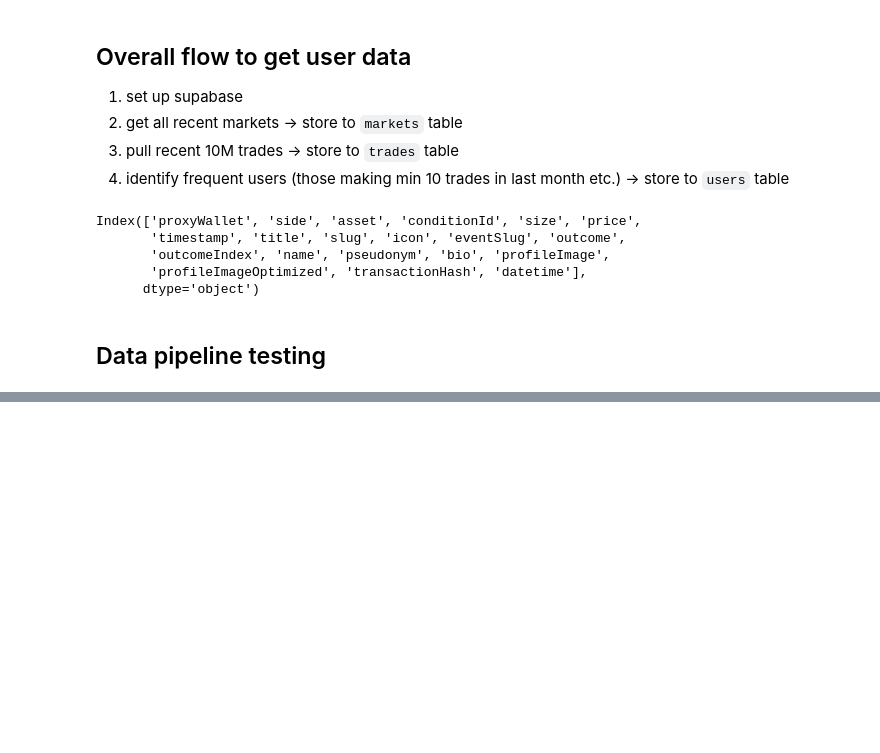
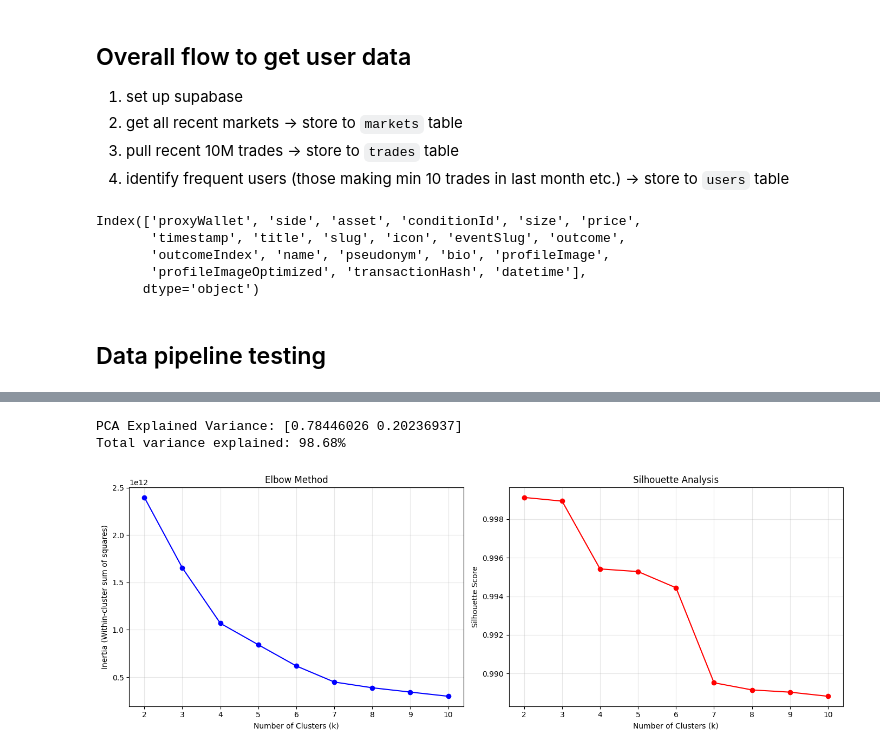
Before and after one commit to xiaoyuezhuu/polymarket-agent, a Jupyter notebook: pm_dev.ipynb, the cells around one changed output, grey strips where cells are left out. Cells and saved outputs as stored; diff of their text form; code cells hidden in the pictures; blank space fills up the shorter version.

```diff
--- a/pm_dev.ipynb
+++ b/pm_dev.ipynb
@@ -525,0 +564,73 @@ TypeError: init_load_all_events_with_markets() got an unexpected keyword argumen
+# %%
+from sklearn.preprocessing import StandardScaler, RobustScaler
+from sklearn.decomposition import PCA
+from sklearn.cluster import KMeans, DBSCAN, AgglomerativeClustering
+from sklearn.metrics import silhouette_score, davies_bouldin_score
+from scipy.cluster.hierarchy import dendrogram, linkage
+from scipy.spatial.distance import pdist
+
+# Select features for clustering
+feature_cols = [
+    'markets_traded', 'total_trades', 'total_shares_bought',
+    'total_shares_sold', 'total_pnl', 'avg_pnl_per_market',
+    #'max_pnl_market', 'min_pnl_market', 'total_invested',
+    #'total_proceeds', 'total_position_value', 'profitable_markets',
+    #'losing_markets', 'breakeven_markets',
+    'win_rate_percent', 'overall_roi_percent'
+]
+
+# Create a copy and handle missing values
+df_cluster = df.copy()
+df_cluster = df_cluster.dropna(subset=feature_cols)
+
+# Option A: StandardScaler (good for normally distributed data)
+
+# Option B: RobustScaler (better for data with outliers)
+scaler = RobustScaler()
+X_scaled = scaler.fit_transform(df_cluster[feature_cols])
+df_scaled = pd.DataFrame(X_scaled, columns=feature_cols, index=df_cluster.index)
+
+# PCA for visualization
+pca = PCA(n_components=2)
+X_pca = pca.fit_transform(X_scaled)
+
+print(f"\nPCA Explained Variance: {pca.explained_variance_ratio_}")
+print(f"Total variance explained: {pca.explained_variance_ratio_.sum():.2%}")
+
+
+# use elbow method to determine the optimal number of clusters
+inertias = []
+silhouette_scores = []
+K_range = range(2, 11)
+
+for k in K_range:
+    kmeans = KMeans(n_clusters=k, random_state=42, n_init=10)
+    kmeans.fit(X_scaled)
+    inertias.append(kmeans.inertia_)
+    silhouette_scores.append(silhouette_score(X_scaled, kmeans.labels_))
+
+# Plot elbow curve and silhouette scores
+fig, (ax1, ax2) = plt.subplots(1, 2, figsize=(14, 5))
+
+ax1.plot(K_range, inertias, 'bo-')
+ax1.set_xlabel('Number of Clusters (k)')
+ax1.set_ylabel('Inertia (Within-cluster sum of squares)')
+ax1.set_title('Elbow Method')
+ax1.grid(True, alpha=0.3)
+
+ax2.plot(K_range, silhouette_scores, 'ro-')
+ax2.set_xlabel('Number of Clusters (k)')
+ax2.set_ylabel('Silhouette Score')
+ax2.set_title('Silhouette Analysis')
+ax2.grid(True, alpha=0.3)
+
+plt.tight_layout()
+plt.show()
+
+# print("\nSilhouette Scores:")
+# for k, score in zip(K_range, silhouette_scores):
+#     print(f"k={k}: {score:.3f}")
+# %% [output]
+PCA Explained Variance: [0.78446026 0.20236937]
+Total variance explained: 98.68%
+[figure, added]
```
Also changed, not shown: parts of 15 cells of this notebook, 9 other files.
